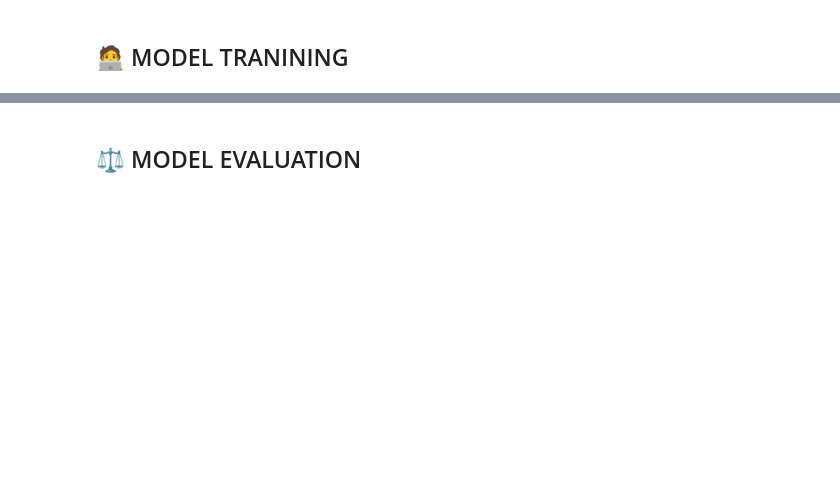
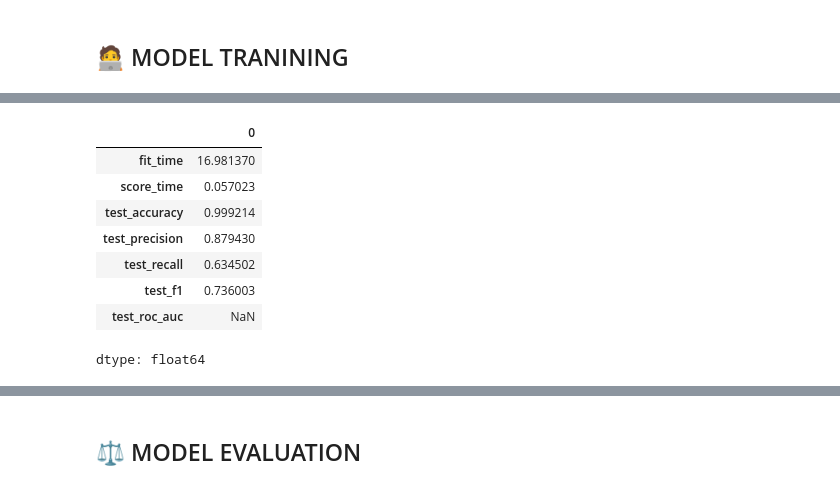
Before and after one commit to trungdung1711/credit-card-fraud-detection, a Jupyter notebook: notebooks/_v1.ipynb, the cells around one changed output, grey strips where cells are left out. Cells and saved outputs as stored; diff of their text form; code cells hidden in the pictures; blank space fills up the shorter version.

```diff
--- a/notebooks/_v1.ipynb
+++ b/notebooks/_v1.ipynb
@@ -289,0 +377,13 @@ for i in range(1, 29):
+# %%
+results_df = pd.DataFrame(cv_results)
+results_df.mean().head(100)
+# %% [output]
+|  | 0 |
+| fit_time | 16.981370 |
+| score_time | 0.057023 |
+| test_accuracy | 0.999214 |
+| test_precision | 0.879430 |
+| test_recall | 0.634502 |
+| test_f1 | 0.736003 |
+| test_roc_auc | NaN |
+dtype: float64
```
Also changed, not shown: parts of 24 cells of this notebook.
